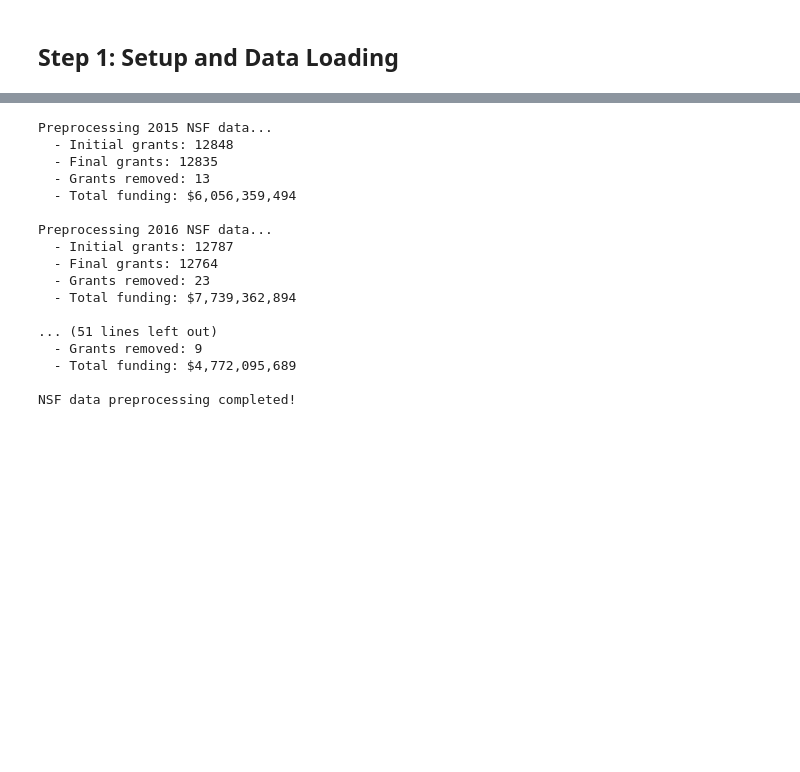
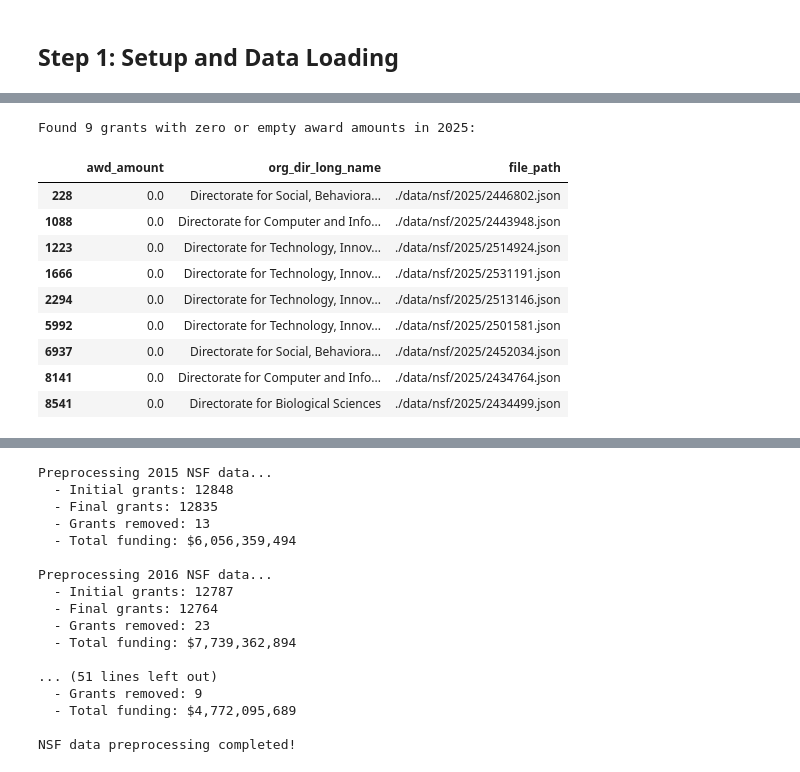
Before and after one commit to chris-creditdesign/nature-trump-anniversary, a Jupyter notebook: nsf_grant_org_directorate_analysis.ipynb, the cells around one changed output, grey strips where cells are left out. Cells and saved outputs as stored; diff of their text form; code cells hidden in the pictures; blank space fills up the shorter version.

```diff
--- a/nsf_grant_org_directorate_analysis.ipynb
+++ b/nsf_grant_org_directorate_analysis.ipynb
@@ -189,0 +174,23 @@ Office Of The Director
+# %%
+# Filter for rows where awd_amount is 0 or null/empty
+grants_with_no_value_2025 = dataframes_json_data[2025][
+    (dataframes_json_data[2025]['awd_amount'] == 0) |
+    (dataframes_json_data[2025]['awd_amount'].isna())
+]
+
+print(f"Found {len(grants_with_no_value_2025)} grants with zero or empty award amounts in 2025:")
+# %% [output]
+Found 9 grants with zero or empty award amounts in 2025:
+# %%
+grants_with_no_value_2025
+# %% [output]
+|  | awd_amount | org_dir_long_name | file_path |
+| 228 | 0.0 | Directorate for Social, Behaviora... | ./data/nsf/2025/2446802.json |
+| 1088 | 0.0 | Directorate for Computer and Info... | ./data/nsf/2025/2443948.json |
+| 1223 | 0.0 | Directorate for Technology, Innov... | ./data/nsf/2025/2514924.json |
+| 1666 | 0.0 | Directorate for Technology, Innov... | ./data/nsf/2025/2531191.json |
+| 2294 | 0.0 | Directorate for Technology, Innov... | ./data/nsf/2025/2513146.json |
+| 5992 | 0.0 | Directorate for Technology, Innov... | ./data/nsf/2025/2501581.json |
+| 6937 | 0.0 | Directorate for Social, Behaviora... | ./data/nsf/2025/2452034.json |
+| 8141 | 0.0 | Directorate for Computer and Info... | ./data/nsf/2025/2434764.json |
+| 8541 | 0.0 | Directorate for Biological Sciences | ./data/nsf/2025/2434499.json |
```
Also changed, not shown: parts of 15 cells of this notebook.
